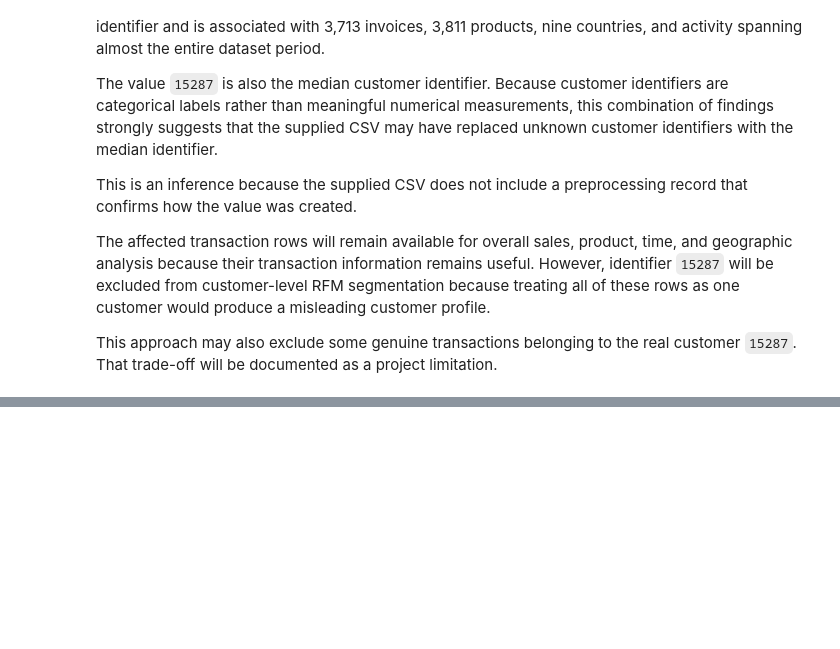
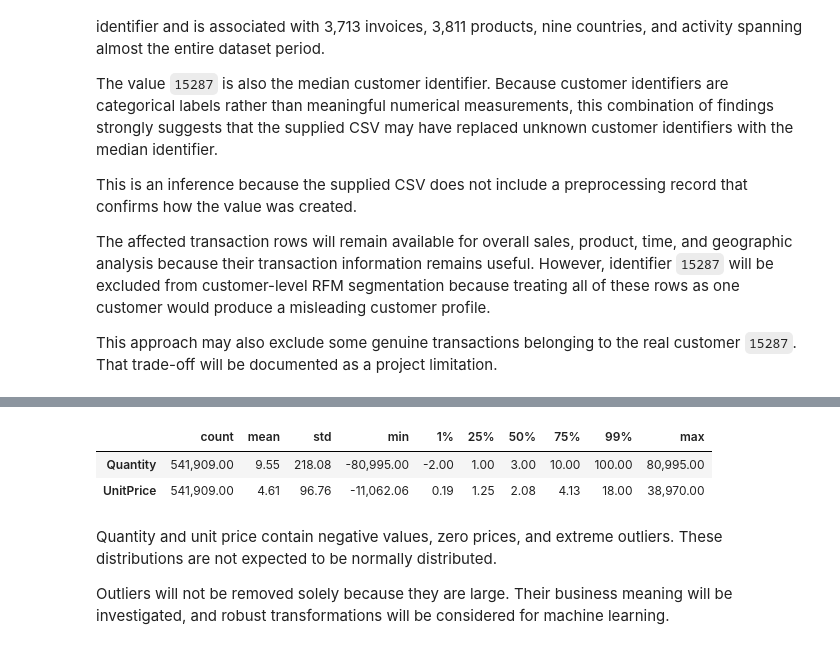
Before and after one commit to Ellusive89/CI-DA-Project-2-Online-Retail-Transaction-Analysis, a Jupyter notebook: jupyter_notebooks/01_ETL_Data_Cleaning.ipynb, the cells around one changed output, grey strips where cells are left out. Cells and saved outputs as stored; diff of their text form; code cells hidden in the pictures; blank space fills up the shorter version.

```diff
--- a/jupyter_notebooks/01_ETL_Data_Cleaning.ipynb
+++ b/jupyter_notebooks/01_ETL_Data_Cleaning.ipynb
@@ -259,0 +475,12 @@ This approach may also exclude some genuine transactions belonging to the real c
+# %%
+df_raw[["Quantity", "UnitPrice"]].describe(
+    percentiles=[0.01, 0.25, 0.50, 0.75, 0.99]
+).T
+# %% [output]
+|  | count | mean | std | min | 1% | 25% | 50% | 75% | 99% | max |
+| Quantity | 541,909.00 | 9.55 | 218.08 | -80,995.00 | -2.00 | 1.00 | 3.00 | 10.00 | 100.00 | 80,995.00 |
+| UnitPrice | 541,909.00 | 4.61 | 96.76 | -11,062.06 | 0.19 | 1.25 | 2.08 | 4.13 | 18.00 | 38,970.00 |
+# %% [markdown]
+Quantity and unit price contain negative values, zero prices, and extreme outliers. These distributions are not expected to be normally distributed.
+
+Outliers will not be removed solely because they are large. Their business meaning will be investigated, and robust transformations will be considered for machine learning.
```
Also changed, not shown: parts of 17 cells of this notebook.
